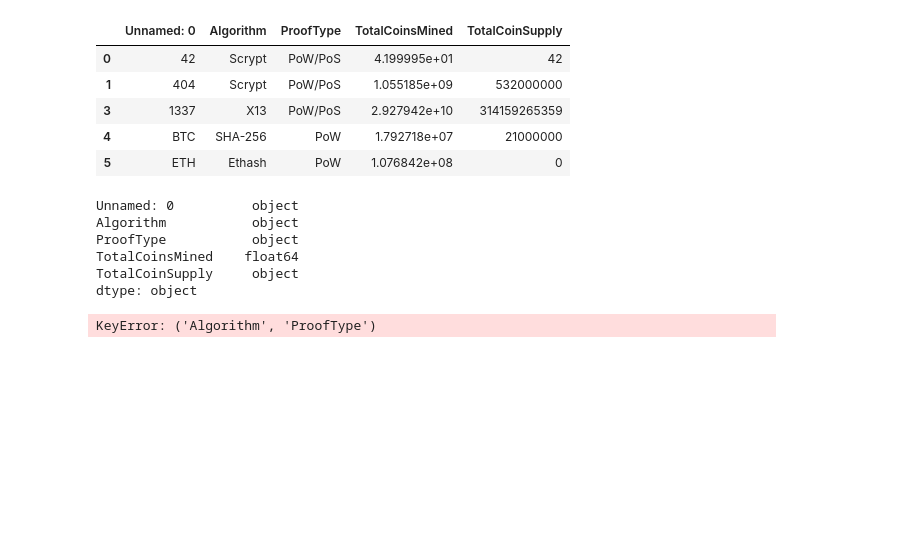
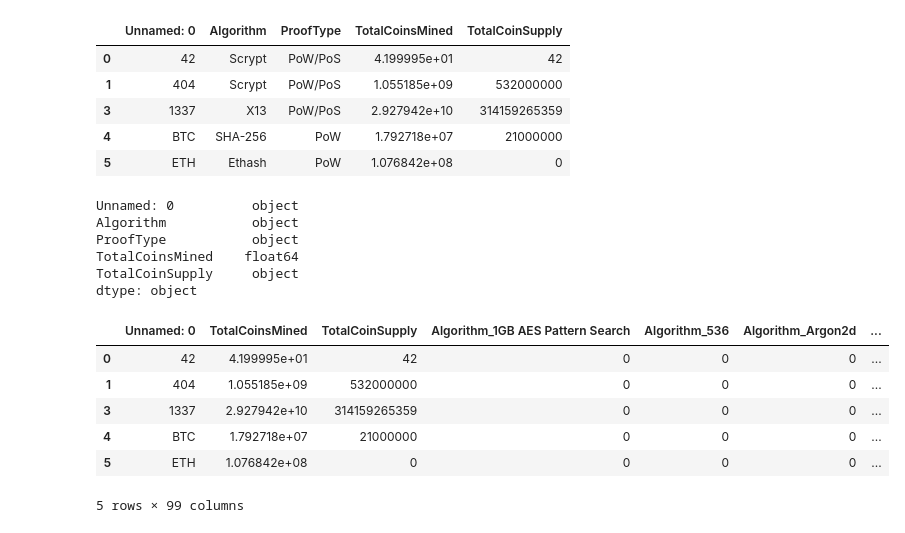
Before and after one commit to ceci-chapa/cryptocurrency-clusters, a Jupyter notebook: Cryptocurrency-Clusters.ipynb, the cells around one changed output. Drawn from its saved outputs; the diff is of its cells as text; code cells hidden in the pictures; blank space fills up the shorter version.

```diff
--- a/Cryptocurrency-Clusters.ipynb
+++ b/Cryptocurrency-Clusters.ipynb
@@ -94,7 +99,13 @@ TotalCoinsMined    float64
 TotalCoinSupply     object
 dtype: object
 # %%
-crypto_dummies = pd.get_dummies(crypto_drop_coinname['Algorithm', 'ProofType'])
+crypto_dummies = pd.get_dummies(data = crypto_drop_coinname, columns = ['Algorithm', 'ProofType'])
 crypto_dummies.head()
 # %% [output]
+|  | Unnamed: 0 | TotalCoinsMined | TotalCoinSupply | Algorithm_1GB AES Pattern Search | Algorithm_536 | Algorithm_Argon2d | ... |
+| 0 | 42 | 4.199995e+01 | 42 | 0 | 0 | 0 | ... |
+| 1 | 404 | 1.055185e+09 | 532000000 | 0 | 0 | 0 | ... |
+| 3 | 1337 | 2.927942e+10 | 314159265359 | 0 | 0 | 0 | ... |
+| 4 | BTC | 1.792718e+07 | 21000000 | 0 | 0 | 0 | ... |
+| 5 | ETH | 1.076842e+08 | 0 | 0 | 0 | 0 | ... |
-KeyError: ('Algorithm', 'ProofType')
+5 rows × 99 columns
```
Also changed, not shown: parts of 14 cells of this notebook.
